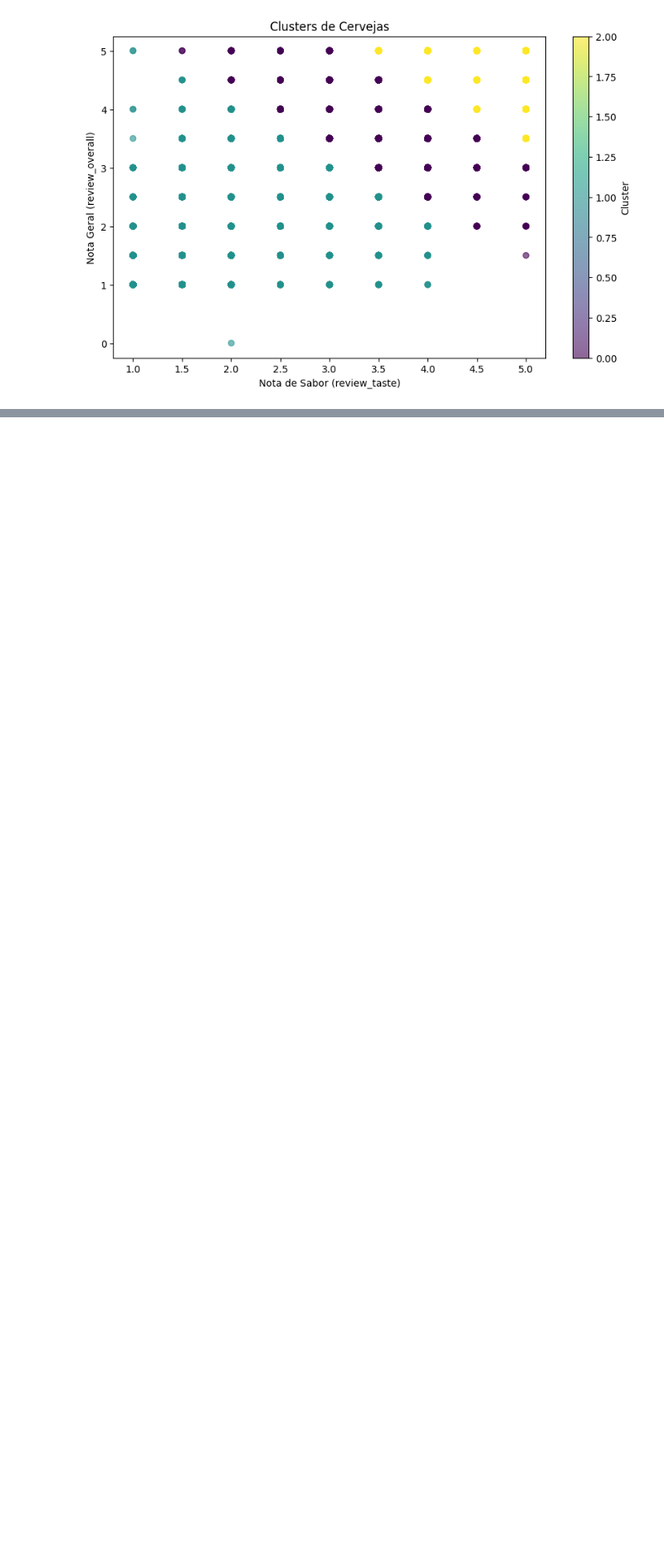
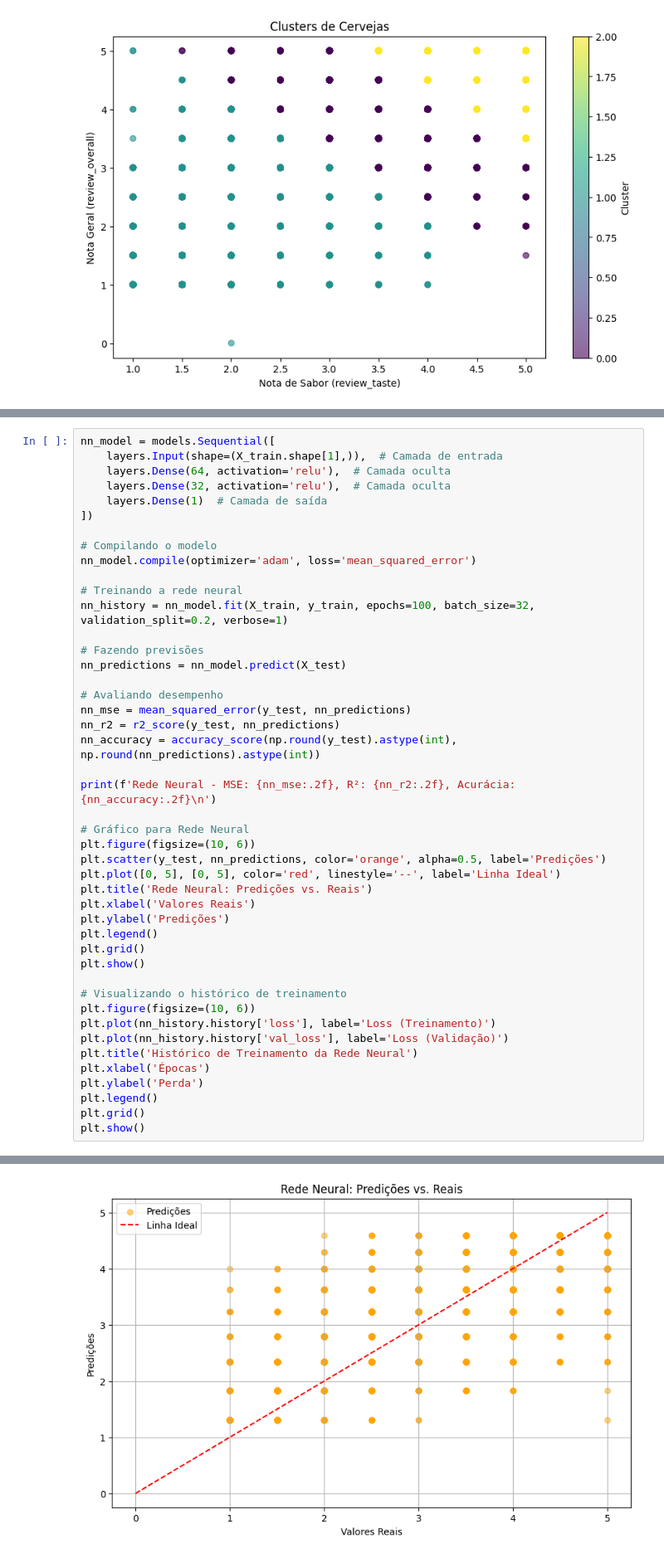
Before and after one commit to Cyberfn/BeerReviewAnalysis, a Jupyter notebook: BaseDeCervejasDF.ipynb, the cells around one changed output, grey strips where cells are left out. Shown: that part at 83% size. Saved outputs shown, nothing was run; the diff lists cells and outputs as text; blank space fills up the shorter version.

```diff
--- a/BaseDeCervejasDF.ipynb
+++ b/BaseDeCervejasDF.ipynb
@@ -354,0 +330,46 @@ plt.show()
+# %%
+nn_model = models.Sequential([
+    layers.Input(shape=(X_train.shape[1],)),  # Camada de entrada
+    layers.Dense(64, activation='relu'),  # Camada oculta
+    layers.Dense(32, activation='relu'),  # Camada oculta
+    layers.Dense(1)  # Camada de saída
+])
+
+# Compilando o modelo
+nn_model.compile(optimizer='adam', loss='mean_squared_error')
+
+# Treinando a rede neural
+nn_history = nn_model.fit(X_train, y_train, epochs=100, batch_size=32, validation_split=0.2, verbose=1)
+
+# Fazendo previsões
+nn_predictions = nn_model.predict(X_test)
+
+# Avaliando desempenho
+nn_mse = mean_squared_error(y_test, nn_predictions)
+nn_r2 = r2_score(y_test, nn_predictions)
+nn_accuracy = accuracy_score(np.round(y_test).astype(int), np.round(nn_predictions).astype(int))
+
+print(f'Rede Neural - MSE: {nn_mse:.2f}, R²: {nn_r2:.2f}, Acurácia: {nn_accuracy:.2f}\n')
+
+# Gráfico para Rede Neural
+plt.figure(figsize=(10, 6))
+plt.scatter(y_test, nn_predictions, color='orange', alpha=0.5, label='Predições')
+plt.plot([0, 5], [0, 5], color='red', linestyle='--', label='Linha Ideal')
+plt.title('Rede Neural: Predições vs. Reais')
+plt.xlabel('Valores Reais')
+plt.ylabel('Predições')
+plt.legend()
+plt.grid()
+plt.show()
+
+# Visualizando o histórico de treinamento
+plt.figure(figsize=(10, 6))
+plt.plot(nn_history.history['loss'], label='Loss (Treinamento)')
+plt.plot(nn_history.history['val_loss'], label='Loss (Validação)')
+plt.title('Histórico de Treinamento da Rede Neural')
+plt.xlabel('Épocas')
+plt.ylabel('Perda')
+plt.legend()
+plt.grid()
+plt.show()
+# %% [output]
@@ -354,0 +393 @@ plt.show()
+[figure, added]
```
Also changed, not shown: parts of 13 cells of this notebook.
